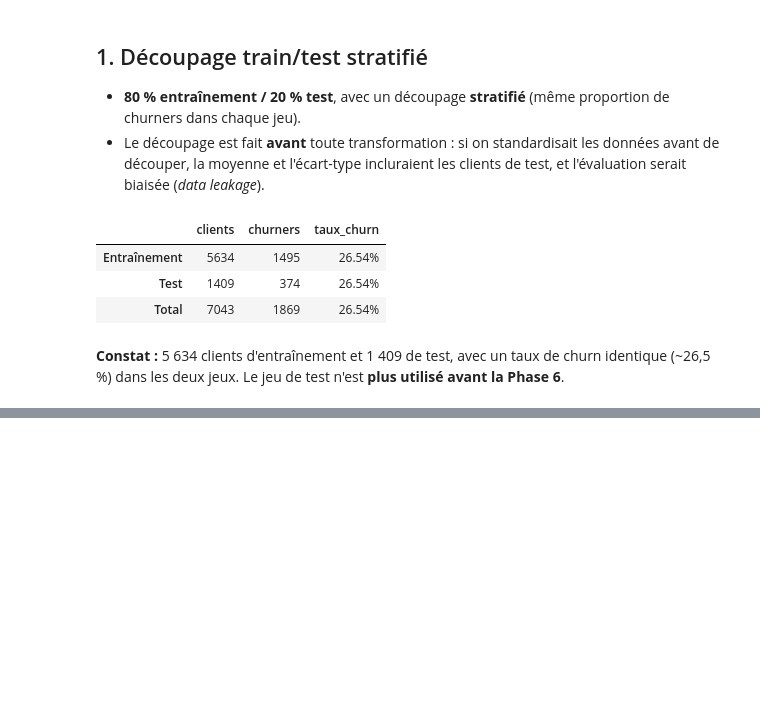
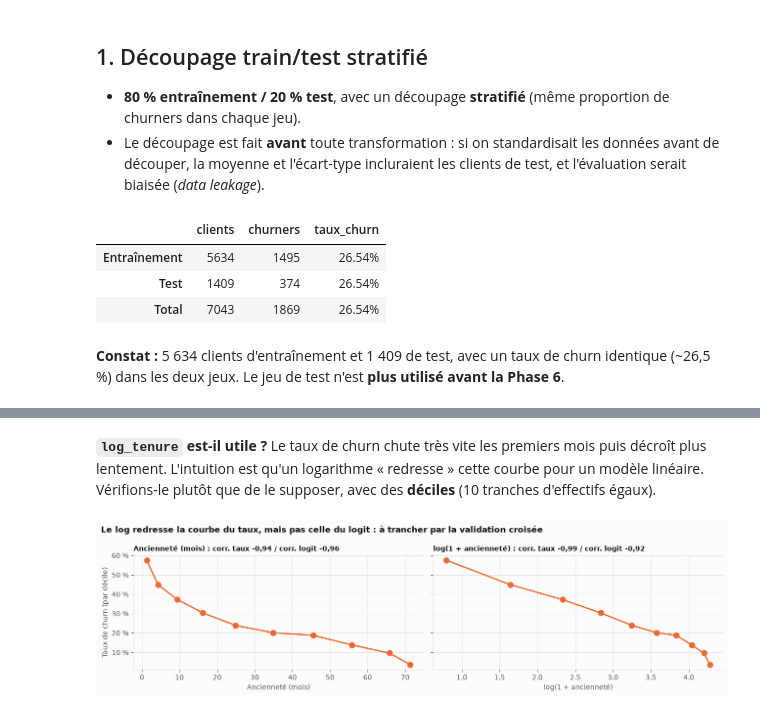
Before and after one commit to cheikhahmedtidiane/projet_churn_clients, a Jupyter notebook: notebooks/04_feature_engineering.ipynb, the cells around one changed output, grey strips where cells are left out. Saved outputs shown, nothing was run; the diff lists cells and outputs as text; code cells hidden in the pictures; blank space fills up the shorter version.

Commit message:
Phase 4.2 : transformateur de features métier (ChurnFeatureEngineer)

```diff
--- a/notebooks/04_feature_engineering.ipynb
+++ b/notebooks/04_feature_engineering.ipynb
@@ -45,0 +62,8 @@ summary.style.format({"taux_churn": "{:.2%}"})
+# %%
+from churn.features import ChurnFeatureEngineer
+
+engineer = ChurnFeatureEngineer()
+X_train_fe = engineer.fit_transform(X_train)
+new_cols = ["tenure", "log_tenure", "nb_protections", "nb_streaming", "is_new_client", "fiber_month_to_month"]
+print(f"{X_train.shape[1]} variables en entrée → {X_train_fe.shape[1]} après feature engineering")
+X_train_fe[new_cols].head()
@@ -45,0 +79,25 @@ summary.style.format({"taux_churn": "{:.2%}"})
+# %% [markdown]
+**`log_tenure` est-il utile ?** Le taux de churn chute très vite les premiers mois puis décroît plus lentement. L'intuition est qu'un logarithme « redresse » cette courbe pour un modèle linéaire. Vérifions-le plutôt que de le supposer, avec des **déciles** (10 tranches d'effectifs égaux).
+# %%
+from scipy.special import logit
+
+train_fe = X_train_fe.assign(churn=y_train)
+fig, axes = plt.subplots(1, 2, figsize=(13, 3.6), sharey=True)
+for ax, col, label in [(axes[0], "tenure", "Ancienneté (mois)"), (axes[1], "log_tenure", "log(1 + ancienneté)")]:
+    deciles = train_fe.groupby(pd.qcut(train_fe[col], 10, duplicates="drop"), observed=True)
+    stats_ = deciles.agg(x=(col, "mean"), rate=("churn", "mean"))
+    corr_rate = np.corrcoef(stats_["x"], stats_["rate"])[0, 1]
+    corr_logit = np.corrcoef(stats_["x"], logit(stats_["rate"]))[0, 1]
+    ax.plot(stats_["x"], stats_["rate"], marker="o", markersize=8, lw=2, color=ORANGE)
+    ax.set_xlabel(label)
+    ax.yaxis.set_major_formatter(lambda v, _: fmt_pct(v, 0))
+    fmt = lambda v: f"{v:+.2f}".replace(".", ",")
+    ax.set_title(f"{label} : corr. taux {fmt(corr_rate)} / corr. logit {fmt(corr_logit)}", fontsize=10)
+axes[0].set_ylabel("Taux de churn (par décile)")
+fig.suptitle("Le log redresse la courbe du taux, mais pas celle du logit : à trancher par la validation croisée",
+             x=0.01, ha="left", fontweight="bold", color=TEXT)
+fig.tight_layout()
+save_fig(fig, "04_log_tenure.png")
+plt.show()
+# %% [output]
+[figure, added]
```
Also changed, not shown: parts of 3 cells of this notebook, 4 other files.
